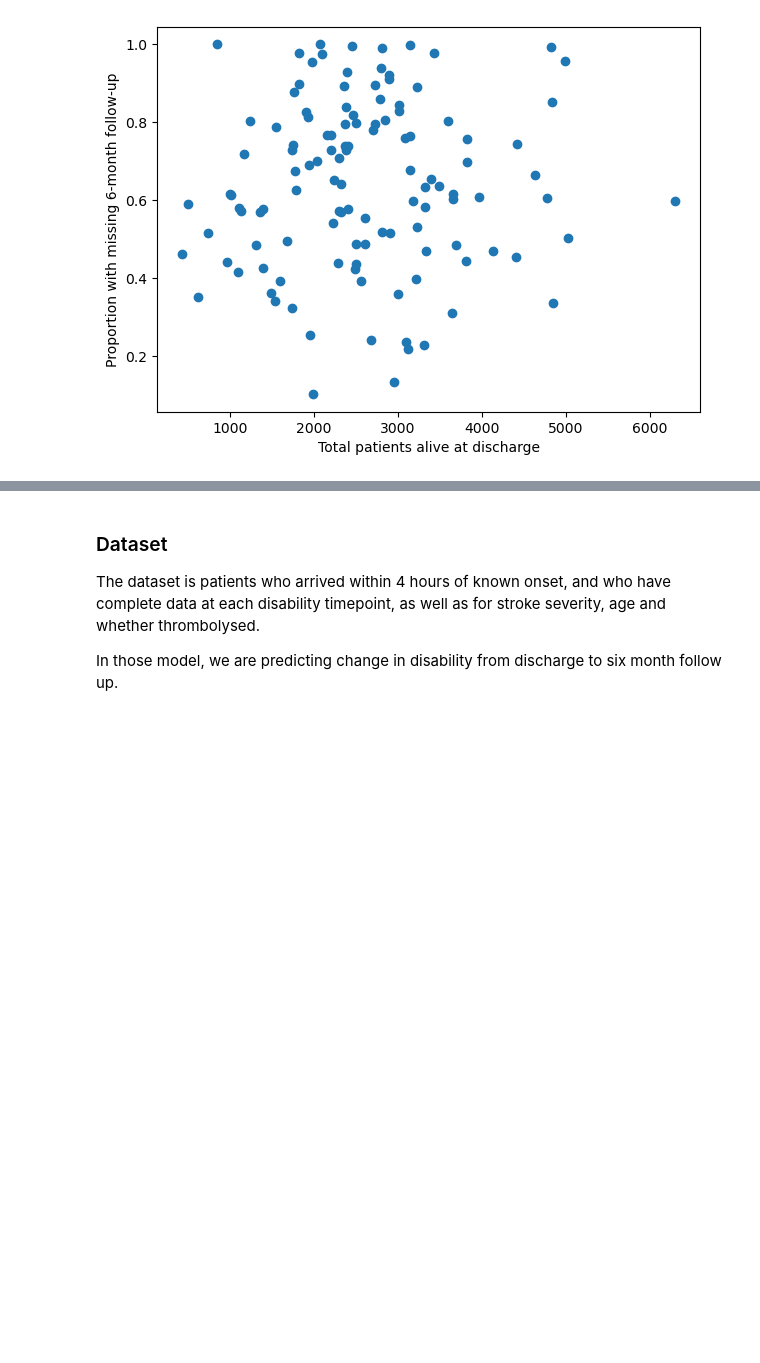
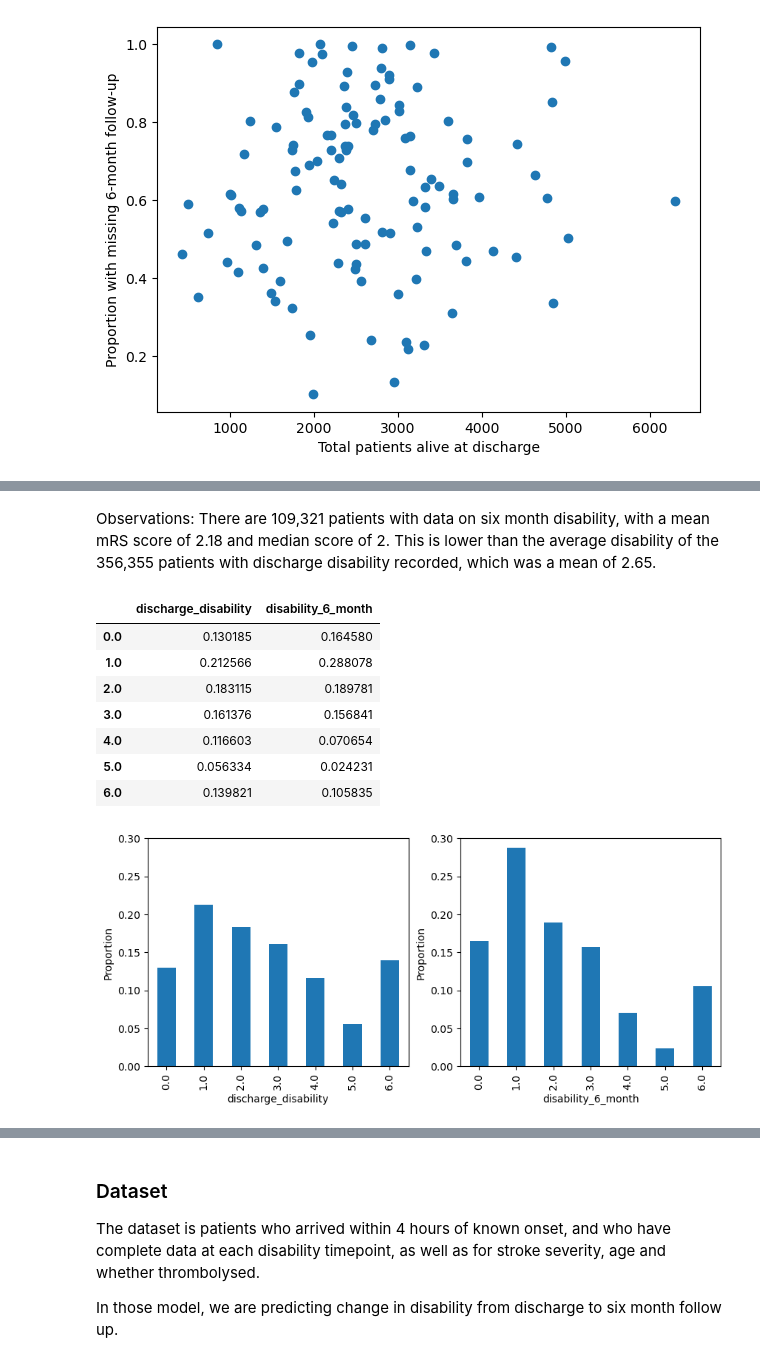
Before and after one commit to samuel-book/samuel_2_data_prep, a Jupyter notebook: descriptive_statistics/disability_6_months.ipynb, the cells around one changed output, grey strips where cells are left out. Drawn from its saved outputs; the diff is of its cells as text; code cells hidden in the pictures; blank space fills up the shorter version.

```diff
--- a/descriptive_statistics/disability_6_months.ipynb
+++ b/descriptive_statistics/disability_6_months.ipynb
@@ -509,5 +186,0 @@ dtype: float64
-# %%
-mrs_6m = ((data_full_alive['disability_6_month'] -
-           data_full_alive['discharge_disability']).dropna())
-mrs_6m.value_counts().sort_index().plot(kind='bar')
-plt.show()
@@ -516,5 +186,0 @@ plt.show()
-# %%
-mrs_6m = ((not_dead['disability_6_month'] -
-           not_dead['discharge_disability']).dropna())
-mrs_6m.value_counts().sort_index().plot(kind='bar')
-plt.show()
@@ -530,0 +332,42 @@ Caveat:
+# %% [markdown]
+Observations: There are 109,321 patients with data on six month disability, with a mean mRS score of 2.18 and median score of 2. This is lower than the average disability of the 356,355 patients with discharge disability recorded, which was a mean of 2.65.
+# %%
+# Show proportion of each disability score at each timepoint
+
+def describe_disability(timepoint, ax=ax):
+    '''
+    For the specified timepoint, describe the proportion of people
+    with each disability score and present in a plot
+    timepoint: string e.g. discharge_disability
+    ax: axes object to create plot on
+    '''
+    # Find and display proportion of people with each score
+    mrs_6m = (data_full[timepoint]
+              .value_counts(normalize=True)
+              .sort_index())
+
+    # Create plot
+    mrs_6m.plot(kind='bar', ax=ax)
+    ax.set_xlabel(timepoint)
+    ax.set_ylabel('Proportion')
+    ax.set_ylim([0, 0.3])
+
+    # Return results
+    return mrs_6m
+
+
+fig, ax = plt.subplots(nrows=1, ncols=2, figsize=(10, 4))
+mrs_discharge = describe_disability('discharge_disability', ax[0])
+mrs_6months = describe_disability('disability_6_month', ax[1])
+display(pd.concat([mrs_discharge, mrs_6months], axis=1))
+plt.show()
+# %% [output]
+|  | discharge_disability | disability_6_month |
+| 0.0 | 0.130185 | 0.164580 |
+| 1.0 | 0.212566 | 0.288078 |
+| 2.0 | 0.183115 | 0.189781 |
+| 3.0 | 0.161376 | 0.156841 |
+| 4.0 | 0.116603 | 0.070654 |
+| 5.0 | 0.056334 | 0.024231 |
+| 6.0 | 0.139821 | 0.105835 |
+[figure, added]
```
Also changed, not shown: parts of 46 cells of this notebook.
